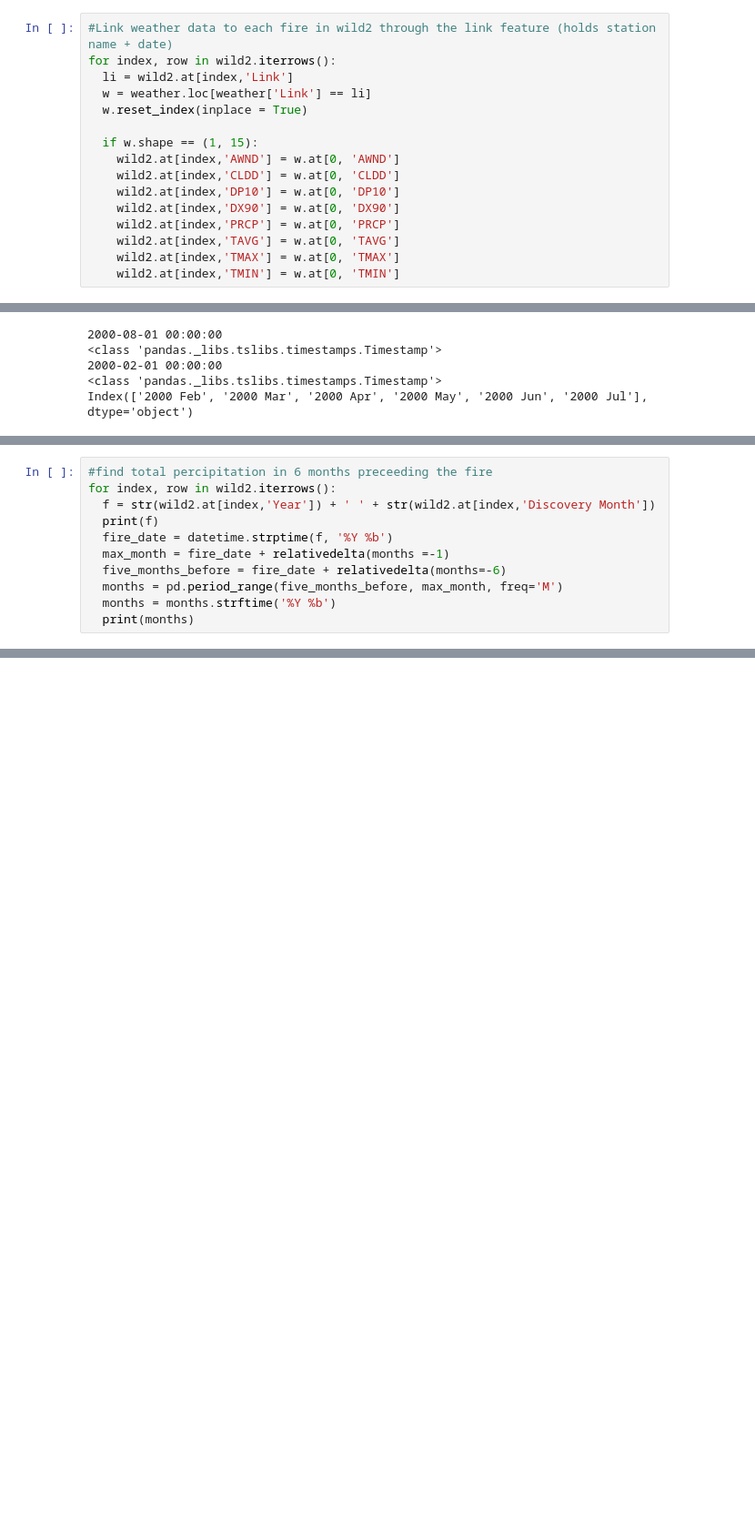
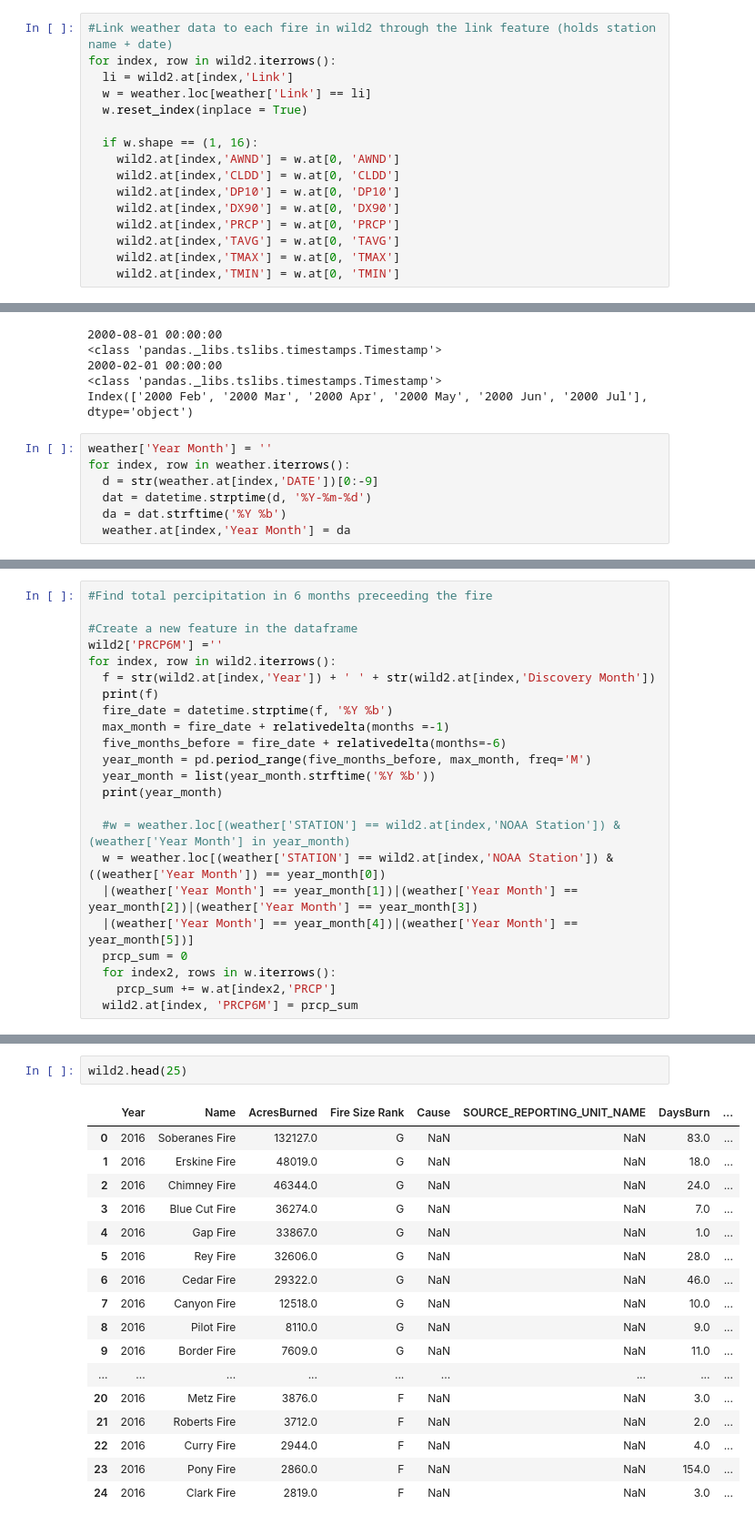
Before and after one commit to mnocerino23/Wildfire-Forecaster, a Jupyter notebook: NOAA_weatherdata.ipynb, the cells around one changed output, grey strips where cells are left out. Shown at 91% size. Drawn from its saved outputs; the diff is of its cells as text; blank space fills up the shorter version.

```diff
--- a/NOAA_weatherdata.ipynb
+++ b/NOAA_weatherdata.ipynb
@@ -344,7 +344,7 @@ for index, row in wild2.iterrows():
   w = weather.loc[weather['Link'] == li]
   w.reset_index(inplace = True)
 
-  if w.shape == (1, 15):
+  if w.shape == (1, 16):
     wild2.at[index,'AWND'] = w.at[0, 'AWND']
     wild2.at[index,'CLDD'] = w.at[0, 'CLDD']
     wild2.at[index,'DP10'] = w.at[0, 'DP10']
@@ -414,3 +414,10 @@ print(months)
 2000-02-01 00:00:00
 <class 'pandas._libs.tslibs.timestamps.Timestamp'>
 Index(['2000 Feb', '2000 Mar', '2000 Apr', '2000 May', '2000 Jun', '2000 Jul'], dtype='object')
+# %%
+weather['Year Month'] = ''
+for index, row in weather.iterrows():
+  d = str(weather.at[index,'DATE'])[0:-9]
+  dat = datetime.strptime(d, '%Y-%m-%d')
+  da = dat.strftime('%Y %b')
+  weather.at[index,'Year Month'] = da
@@ -417,13 +433,25 @@ Index(['2000 Feb', '2000 Mar', '2000 Apr', '2000 May', '2000 Jun', '2000 Jul'],
 # %%
-#find total percipitation in 6 months preceeding the fire
+#Find total percipitation in 6 months preceeding the fire
+
+#Create a new feature in the dataframe
+wild2['PRCP6M'] =''
 for index, row in wild2.iterrows():
   f = str(wild2.at[index,'Year']) + ' ' + str(wild2.at[index,'Discovery Month'])
   print(f)
   fire_date = datetime.strptime(f, '%Y %b')
   max_month = fire_date + relativedelta(months =-1)
   five_months_before = fire_date + relativedelta(months=-6)
-  months = pd.period_range(five_months_before, max_month, freq='M')
-  months = months.strftime('%Y %b')
-  print(months)
+  year_month = pd.period_range(five_months_before, max_month, freq='M')
+  year_month = list(year_month.strftime('%Y %b'))
+  print(year_month)
+
+  #w = weather.loc[(weather['STATION'] == wild2.at[index,'NOAA Station']) & (weather['Year Month'] in year_month)
+  w = weather.loc[(weather['STATION'] == wild2.at[index,'NOAA Station']) & ((weather['Year Month']) == year_month[0])
+  |(weather['Year Month'] == year_month[1])|(weather['Year Month'] == year_month[2])|(weather['Year Month'] == year_month[3])
+  |(weather['Year Month'] == year_month[4])|(weather['Year Month'] == year_month[5])]
+  prcp_sum = 0
+  for index2, rows in w.iterrows():
+    prcp_sum += w.at[index2,'PRCP']
+  wild2.at[index, 'PRCP6M'] = prcp_sum
 # %% [output]
 2016 Jul
@@ -445,0 +474,20 @@ Index(['2018 Oct', '2018 Nov', '2018 Dec', '2019 Jan', '2019 Feb', '2019 Mar'],
+# %%
+wild2.head(25)
+# %% [output]
+|  | Year | Name | AcresBurned | Fire Size Rank | Cause | SOURCE_REPORTING_UNIT_NAME | DaysBurn | ... |
+| 0 | 2016 | Soberanes Fire | 132127.0 | G | NaN | NaN | 83.0 | ... |
+| 1 | 2016 | Erskine Fire | 48019.0 | G | NaN | NaN | 18.0 | ... |
+| 2 | 2016 | Chimney Fire | 46344.0 | G | NaN | NaN | 24.0 | ... |
+| 3 | 2016 | Blue Cut Fire | 36274.0 | G | NaN | NaN | 7.0 | ... |
+| 4 | 2016 | Gap Fire | 33867.0 | G | NaN | NaN | 1.0 | ... |
+| 5 | 2016 | Rey Fire | 32606.0 | G | NaN | NaN | 28.0 | ... |
+| 6 | 2016 | Cedar Fire | 29322.0 | G | NaN | NaN | 46.0 | ... |
+| 7 | 2016 | Canyon Fire | 12518.0 | G | NaN | NaN | 10.0 | ... |
+| 8 | 2016 | Pilot Fire | 8110.0 | G | NaN | NaN | 9.0 | ... |
+| 9 | 2016 | Border Fire | 7609.0 | G | NaN | NaN | 11.0 | ... |
+| ... | ... | ... | ... | ... | ... | ... | ... | ... |
+| 20 | 2016 | Metz Fire | 3876.0 | F | NaN | NaN | 3.0 | ... |
+| 21 | 2016 | Roberts Fire | 3712.0 | F | NaN | NaN | 2.0 | ... |
+| 22 | 2016 | Curry Fire | 2944.0 | F | NaN | NaN | 4.0 | ... |
+| 23 | 2016 | Pony Fire | 2860.0 | F | NaN | NaN | 154.0 | ... |
+| 24 | 2016 | Clark Fire | 2819.0 | F | NaN | NaN | 3.0 | ... |
```
Also changed, not shown: parts of 3 cells of this notebook.
